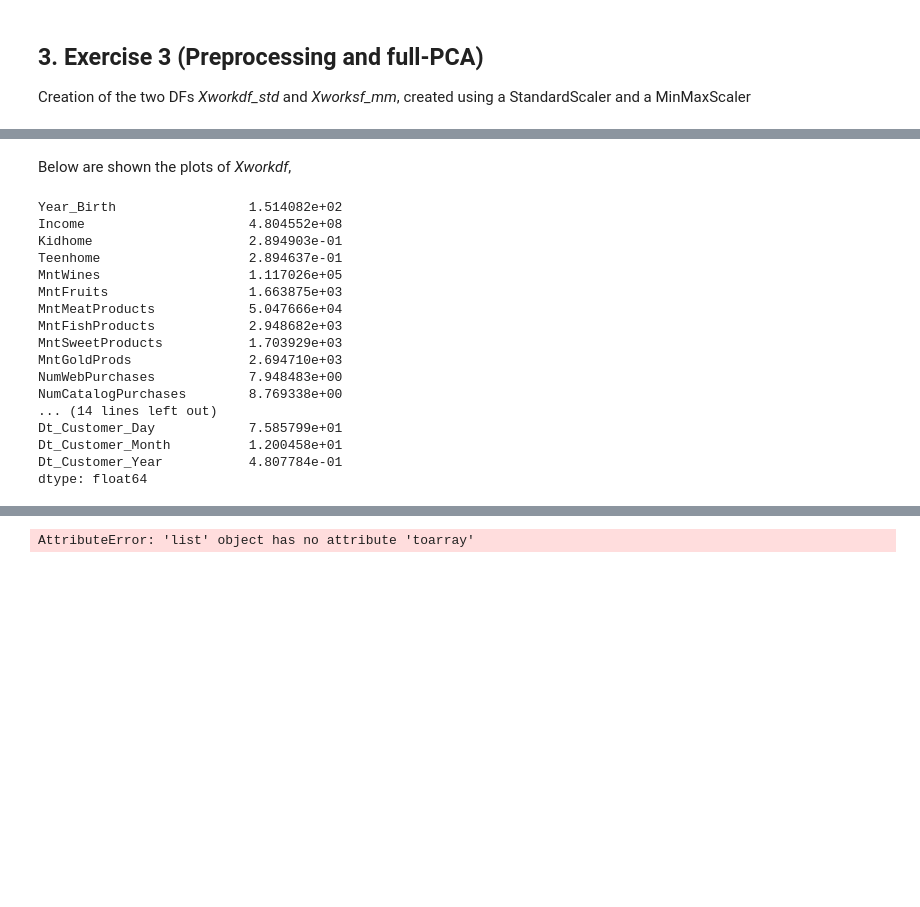
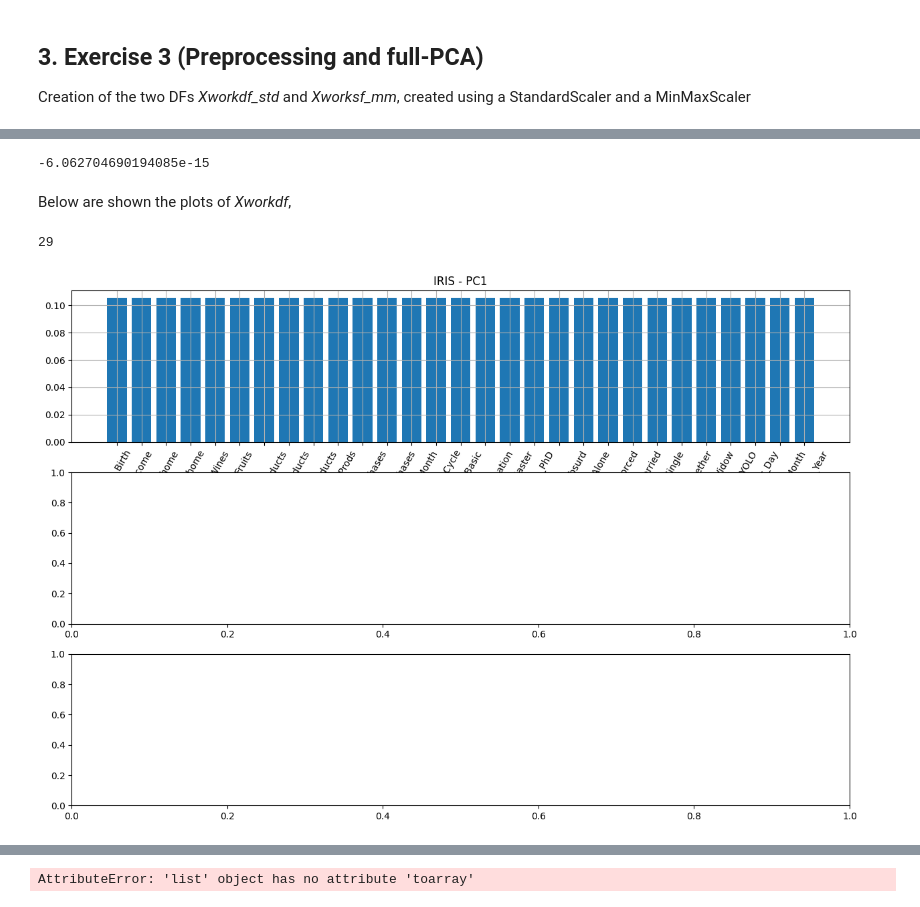
Before and after one commit to MarcoMungaiCoppolino/Data-Science-Portfolio, a Jupyter notebook: PROGETTO/HomeWork_1/MungaiCoppolinoPellegrino.ipynb, the cells around one changed output, grey strips where cells are left out. Saved outputs shown, nothing was run; the diff lists cells and outputs as text; code cells hidden in the pictures; blank space fills up the shorter version.

```diff
--- a/PROGETTO/HomeWork_1/MungaiCoppolinoPellegrino.ipynb
+++ b/PROGETTO/HomeWork_1/MungaiCoppolinoPellegrino.ipynb
@@ -261,2 +276,6 @@ Xworkdf_mm = MMScaler.fit_transform(Xworkdf)
+# %%
+Xworkdf_std[:, 0].mean()
+# %% [output]
+-6.062704690194085e-15
 # %% [markdown]
 Below are shown the plots of *Xworkdf*,
@@ -311,20 +282,19 @@ plt.show()
-# %%
-Xworkdf.var()
-# %% [output]
-Year_Birth                 1.514082e+02
-Income                     4.804552e+08
-Kidhome                    2.894903e-01
-Teenhome                   2.894637e-01
-MntWines                   1.117026e+05
-MntFruits                  1.663875e+03
-MntMeatProducts            5.047666e+04
-MntFishProducts            2.948682e+03
-MntSweetProducts           1.703929e+03
-MntGoldProds               2.694710e+03
-NumWebPurchases            7.948483e+00
-NumCatalogPurchases        8.769338e+00
-... (14 lines left out)
-Dt_Customer_Day            7.585799e+01
-Dt_Customer_Month          1.200458e+01
-Dt_Customer_Year           4.807784e-01
-dtype: float64
+# %%
+len(Xworkdf_mm[0])
+# %% [output]
+29
+# %%
+tab10 = cm.tab10.colors
+
+fig, ax = plt.subplots(3, 1, figsize=(15, 10))
+ax[0].bar(np.arange(Xworkdf.shape[1]), np.array(Xworkdf_mm.var()))
+ax[0].set_xticks(ticks=np.arange(Xworkdf.shape[1]),
+           labels=Xworkdf.columns.to_list(),
+           rotation=60)
+ax[0].set_title('IRIS - PC1')
+ax[0].grid(visible=True, which='both')
+
+
+plt.show()
+# %% [output]
+[figure, added]
```
Also changed, not shown: parts of 4 cells of this notebook, 1 other file.
